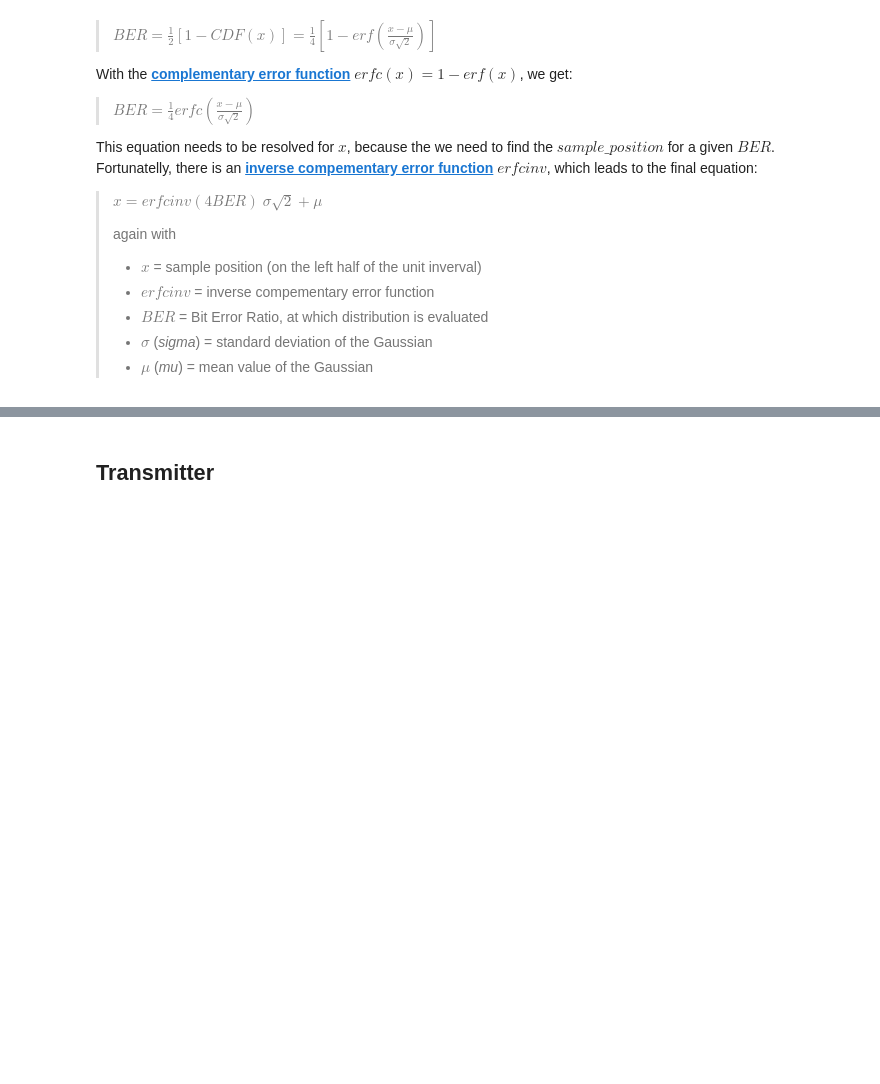
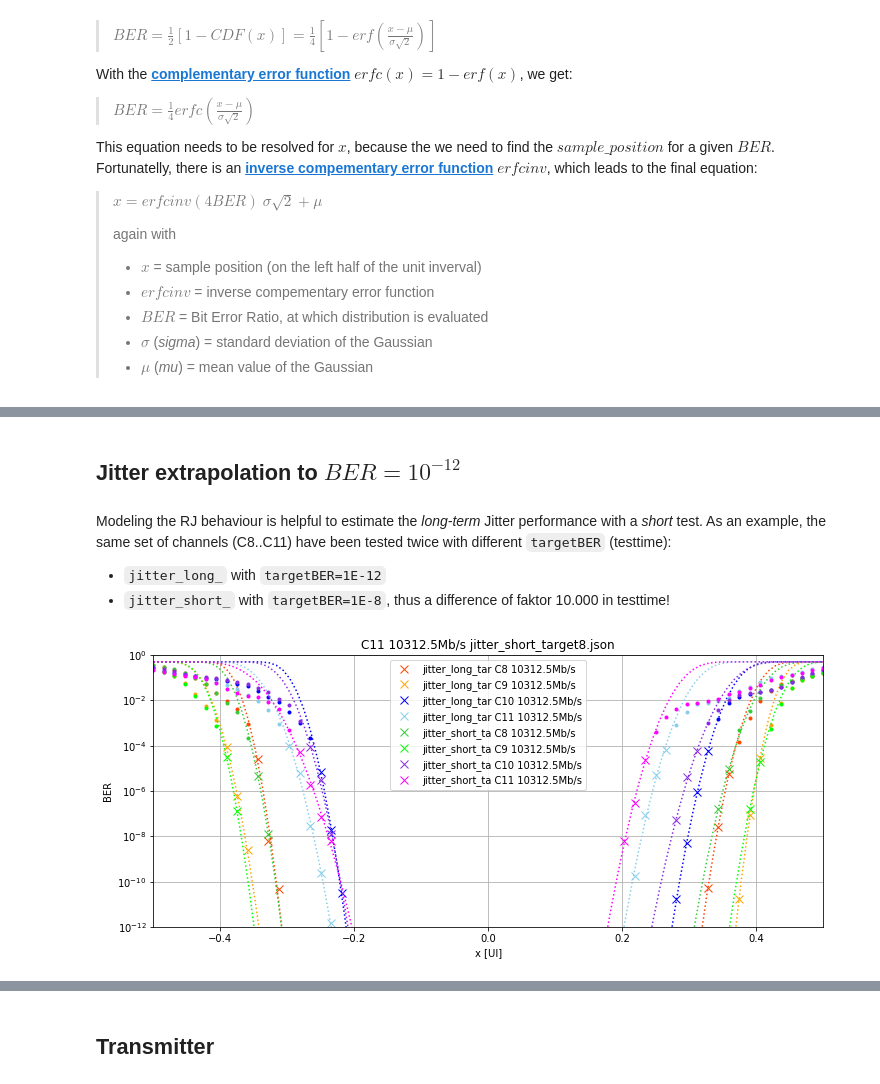
Before and after one commit to munich-ml/BER_tail_fit, a Jupyter notebook: Jitter_BER_fit.ipynb, the cells around one changed output, grey strips where cells are left out. Cells and saved outputs as stored; diff of their text form; code cells hidden in the pictures; blank space fills up the shorter version.

```diff
--- a/Jitter_BER_fit.ipynb
+++ b/Jitter_BER_fit.ipynb
@@ -188,0 +220,11 @@ FPGA-maker XILINX offers **Integrated Bit Error Ratio Tester IBERT** for their [
+# %% [markdown]
+## Jitter extrapolation to $BER=10^{-12}$
+# %% [markdown]
+Modeling the RJ behaviour is helpful to estimate the *long-term* Jitter performance with a *short* test. As an example, the same set of channels (C8..C11) have been tested twice with different `targetBER` (testtime):
+
+- `jitter_long_` with `targetBER=1E-12`
+- `jitter_short_` with `targetBER=1E-8`, thus a difference of faktor 10.000 in testtime!
+# %%
+plot_jitter_overlay(os.listdir(filesDir), filesDir, exclude_chs=[])
+# %% [output]
+[figure, added]
```
Also changed, not shown: parts of 11 cells of this notebook, 1 other file.
